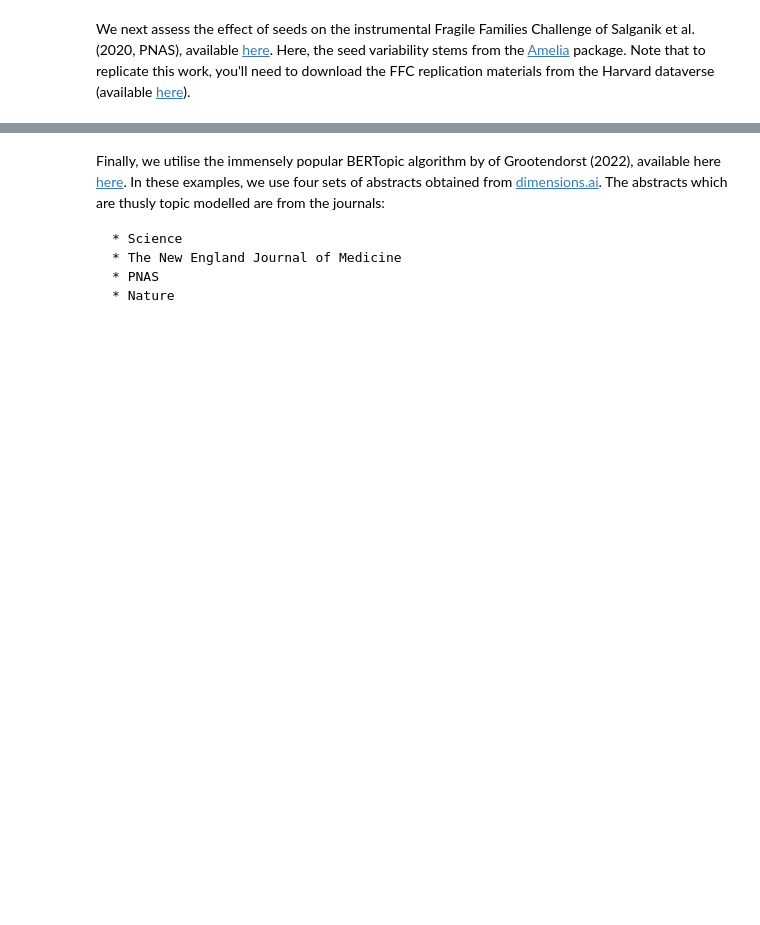
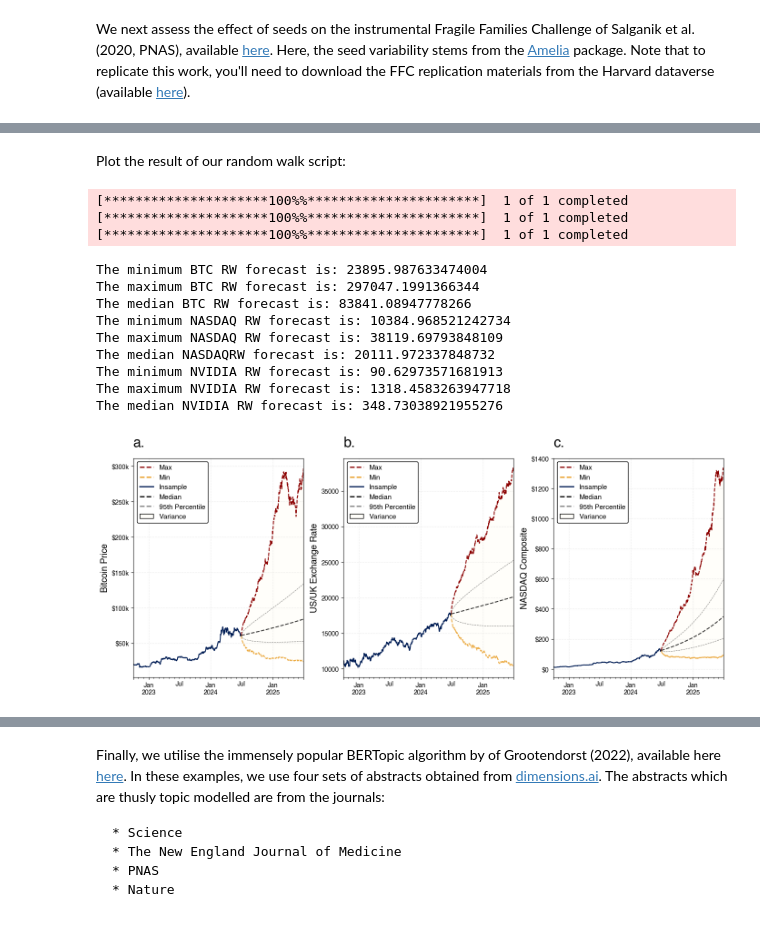
Before and after one commit to crahal/seeds, a Jupyter notebook: src/visualisation_notebook.ipynb, the cells around one changed output, grey strips where cells are left out. Saved outputs shown, nothing was run; the diff lists cells and outputs as text; code cells hidden in the pictures; blank space fills up the shorter version.

```diff
--- a/src/visualisation_notebook.ipynb
+++ b/src/visualisation_notebook.ipynb
@@ -97,0 +116,18 @@ plot_ffc(ffc, figure_path)
+# %% [markdown]
+Plot the result of our random walk script:
+# %%
+plot_three_rws()
+# %% [output]
+[*********************100%%**********************]  1 of 1 completed
+[*********************100%%**********************]  1 of 1 completed
+[*********************100%%**********************]  1 of 1 completed
+The minimum BTC RW forecast is: 23895.987633474004
+The maximum BTC RW forecast is: 297047.1991366344
+The median BTC RW forecast is: 83841.08947778266
+The minimum NASDAQ RW forecast is: 10384.968521242734
+The maximum NASDAQ RW forecast is: 38119.69793848109
+The median NASDAQRW forecast is: 20111.972337848732
+The minimum NVIDIA RW forecast is: 90.62973571681913
+The maximum NVIDIA RW forecast is: 1318.4583263947718
+The median NVIDIA RW forecast is: 348.73038921955276
+[figure, added]
```
Also changed, not shown: parts of 17 cells of this notebook, 13 other files.
